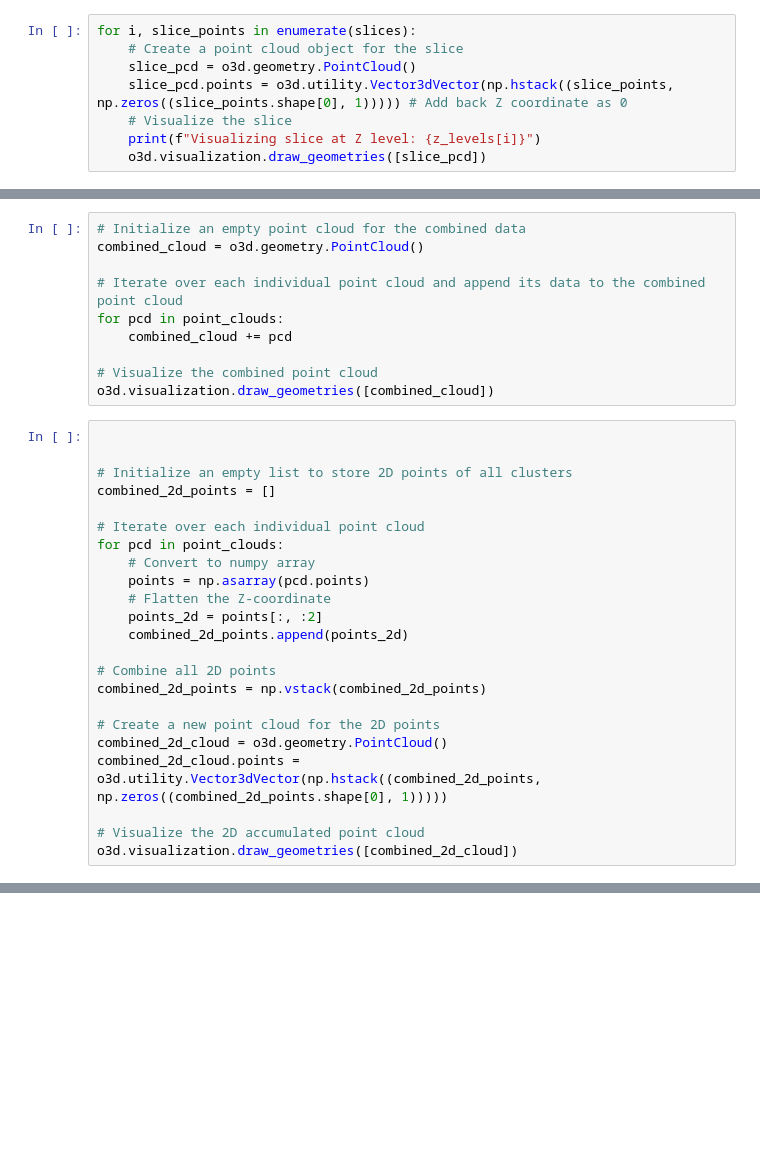
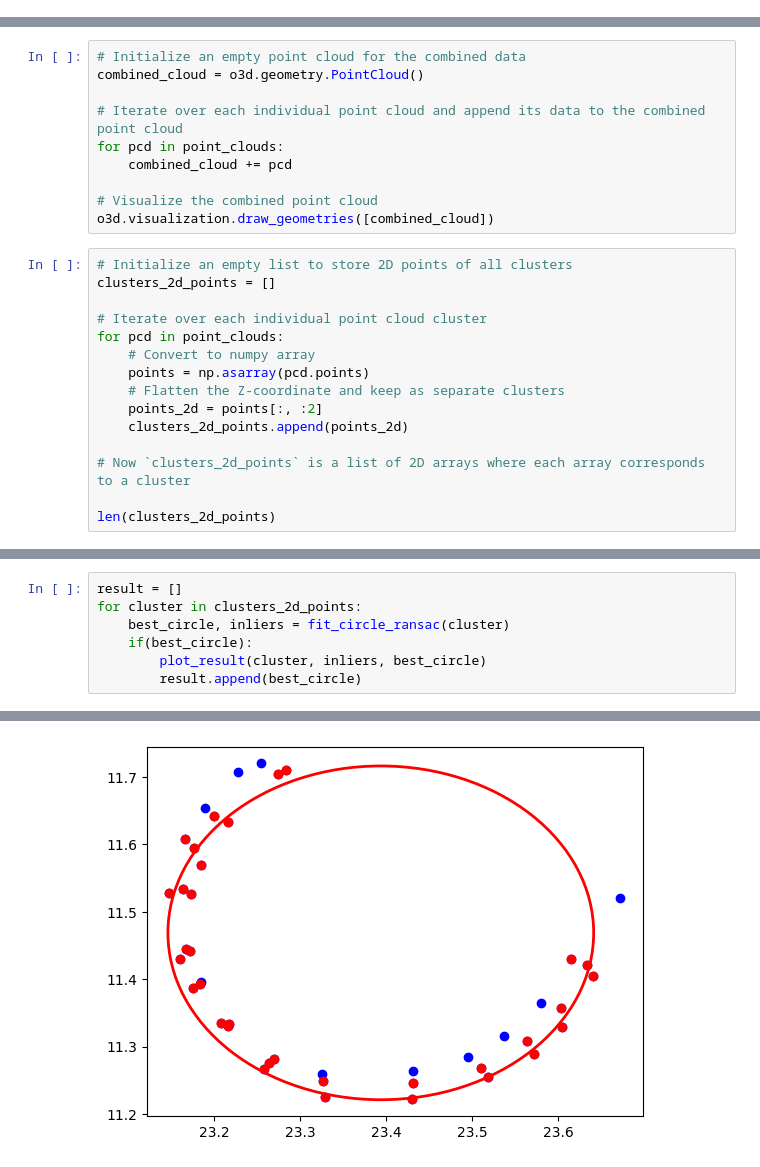
Before and after one commit to Lauvsnes1/TBA4256-3D-Digital-Modelling, a Jupyter notebook: assignment2/tree_finder.ipynb, the cells around one changed output, grey strips where cells are left out. Drawn from its saved outputs; the diff is of its cells as text; blank space fills up the shorter version.

Commit message:
found individual trees

```diff
--- a/assignment2/tree_finder.ipynb
+++ b/assignment2/tree_finder.ipynb
@@ -103,11 +97,3 @@ for z in z_levels:
 
 # Visualize all slices together
 o3d.visualization.draw_geometries([slices_pcd])
-# %%
-for i, slice_points in enumerate(slices):
-    # Create a point cloud object for the slice
-    slice_pcd = o3d.geometry.PointCloud()
-    slice_pcd.points = o3d.utility.Vector3dVector(np.hstack((slice_points, np.zeros((slice_points.shape[0], 1))))) # Add back Z coordinate as 0
-    # Visualize the slice
-    print(f"Visualizing slice at Z level: {z_levels[i]}")
-    o3d.visualization.draw_geometries([slice_pcd])
@@ -161,25 +143,17 @@ for pcd in point_clouds:
 # Visualize the combined point cloud
 o3d.visualization.draw_geometries([combined_cloud])
 # %%
+# Initialize an empty list to store 2D points of all clusters
+clusters_2d_points = []
 
-
-# Initialize an empty list to store 2D points of all clusters
-combined_2d_points = []
-
-# Iterate over each individual point cloud
+# Iterate over each individual point cloud cluster
 for pcd in point_clouds:
     # Convert to numpy array
     points = np.asarray(pcd.points)
-    # Flatten the Z-coordinate
+    # Flatten the Z-coordinate and keep as separate clusters
     points_2d = points[:, :2]
-    combined_2d_points.append(points_2d)
+    clusters_2d_points.append(points_2d)
 
-# Combine all 2D points
-combined_2d_points = np.vstack(combined_2d_points)
+# Now `clusters_2d_points` is a list of 2D arrays where each array corresponds to a cluster
 
-# Create a new point cloud for the 2D points
-combined_2d_cloud = o3d.geometry.PointCloud()
-combined_2d_cloud.points = o3d.utility.Vector3dVector(np.hstack((combined_2d_points, np.zeros((combined_2d_points.shape[0], 1)))))
-
-# Visualize the 2D accumulated point cloud
-o3d.visualization.draw_geometries([combined_2d_cloud])
+len(clusters_2d_points)
@@ -252,0 +257,8 @@ TypeError: RANSACRegressor.__init__() got an unexpected keyword argument 'base_e
+# %%
+result = []
+for cluster in clusters_2d_points:
+    best_circle, inliers = fit_circle_ransac(cluster)
+    if(best_circle):
+        plot_result(cluster, inliers, best_circle)
+        result.append(best_circle)
+# %% [output]
@@ -252,0 +274 @@ TypeError: RANSACRegressor.__init__() got an unexpected keyword argument 'base_e
+[figure, added]
```
Also changed, not shown: parts of 11 cells of this notebook.
